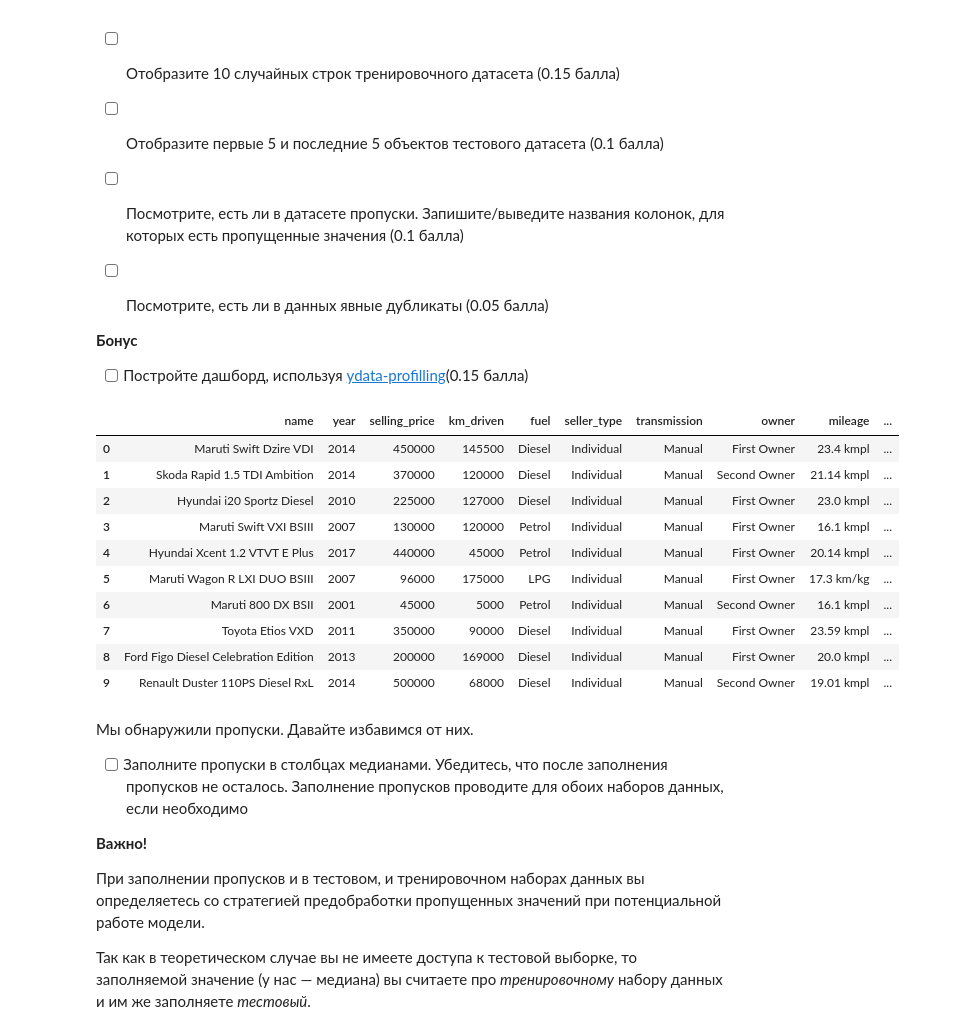
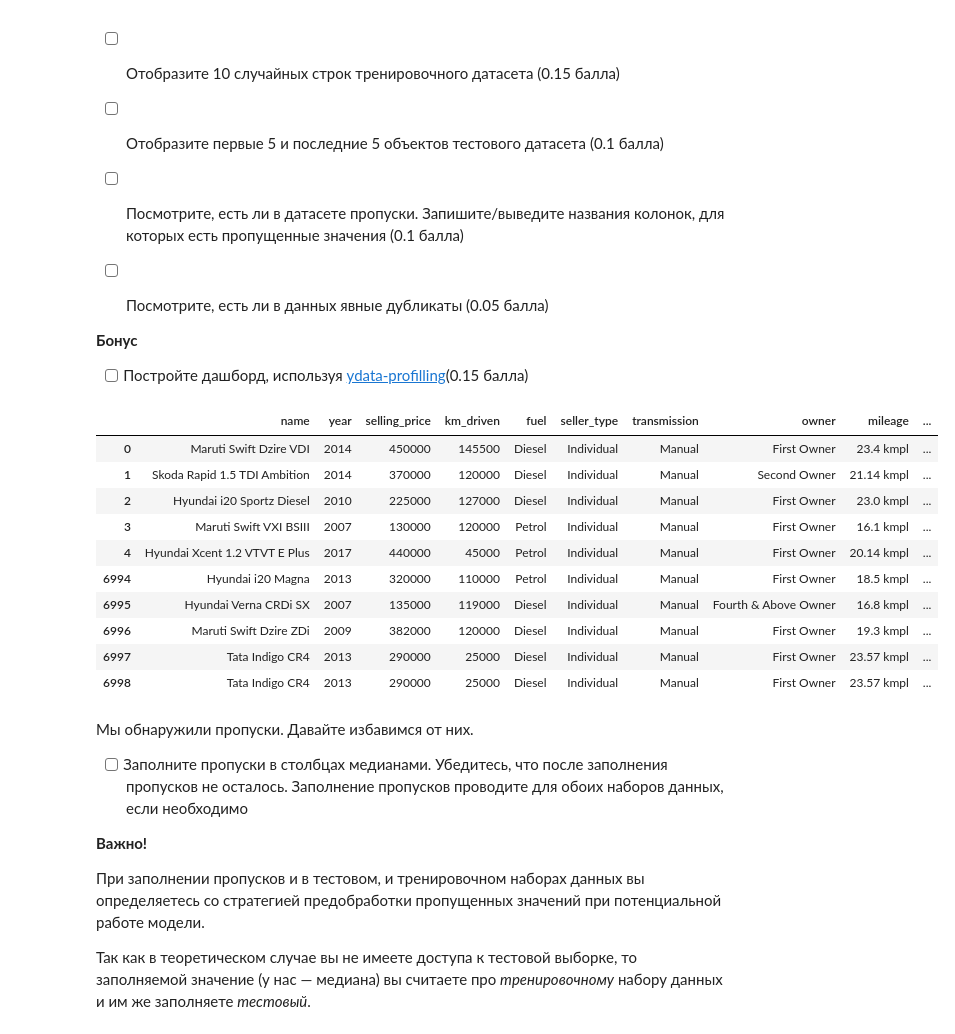
Before and after one commit to Nikita-Nemch/ML_AI_HW1_Regression_with_inference_base, a Jupyter notebook: Hometasks/Base/AI_HW1_Regression_with_inference_base.ipynb, the cells around one changed output. Cells and saved outputs as stored; diff of their text form; code cells hidden in the pictures.

```diff
--- a/Hometasks/Base/AI_HW1_Regression_with_inference_base.ipynb
+++ b/Hometasks/Base/AI_HW1_Regression_with_inference_base.ipynb
@@ -67,20 +67,29 @@ Test data shape:  (1000, 13)
 
 **Бонус**
 - [ ] Постройте дашборд, используя [ydata-profilling](https://github.com/ydataai/ydata-profiling)(0.15 балла)
-# %%
-df_train.head(10)
-# %% [output]
-|  | name | year | selling_price | km_driven | fuel | seller_type | transmission | owner | mileage | ... |
-| 0 | Maruti Swift Dzire VDI | 2014 | 450000 | 145500 | Diesel | Individual | Manual | First Owner | 23.4 kmpl | ... |
-| 1 | Skoda Rapid 1.5 TDI Ambition | 2014 | 370000 | 120000 | Diesel | Individual | Manual | Second Owner | 21.14 kmpl | ... |
-| 2 | Hyundai i20 Sportz Diesel | 2010 | 225000 | 127000 | Diesel | Individual | Manual | First Owner | 23.0 kmpl | ... |
-| 3 | Maruti Swift VXI BSIII | 2007 | 130000 | 120000 | Petrol | Individual | Manual | First Owner | 16.1 kmpl | ... |
-| 4 | Hyundai Xcent 1.2 VTVT E Plus | 2017 | 440000 | 45000 | Petrol | Individual | Manual | First Owner | 20.14 kmpl | ... |
-| 5 | Maruti Wagon R LXI DUO BSIII | 2007 | 96000 | 175000 | LPG | Individual | Manual | First Owner | 17.3 km/kg | ... |
-| 6 | Maruti 800 DX BSII | 2001 | 45000 | 5000 | Petrol | Individual | Manual | Second Owner | 16.1 kmpl | ... |
-| 7 | Toyota Etios VXD | 2011 | 350000 | 90000 | Diesel | Individual | Manual | First Owner | 23.59 kmpl | ... |
-| 8 | Ford Figo Diesel Celebration Edition | 2013 | 200000 | 169000 | Diesel | Individual | Manual | First Owner | 20.0 kmpl | ... |
-| 9 | Renault Duster 110PS Diesel RxL | 2014 | 500000 | 68000 | Diesel | Individual | Manual | Second Owner | 19.01 kmpl | ... |
+# %%
+# Рандомные 10 строк тестового датасета
+df_train.sample(10)
+# Первые и последние 5 строк тестового датасета
+df_test.iloc[[*range(5), *range(-5, 0)]]
+# Проверка датасета на пропуски
+df_test.info()
+# В тренировочном и тестовом датасетах есть пропуски в столбцах mileage, engine, max_power, torque, seats
+# Проверка на явные дубликаты (они есть)
+duplicates = df_train.duplicated()
+print(duplicates)
+# %% [output]
+|  | name | year | selling_price | km_driven | fuel | seller_type | transmission | owner | mileage | ... |
+| 0 | Maruti Swift Dzire VDI | 2014 | 450000 | 145500 | Diesel | Individual | Manual | First Owner | 23.4 kmpl | ... |
+| 1 | Skoda Rapid 1.5 TDI Ambition | 2014 | 370000 | 120000 | Diesel | Individual | Manual | Second Owner | 21.14 kmpl | ... |
+| 2 | Hyundai i20 Sportz Diesel | 2010 | 225000 | 127000 | Diesel | Individual | Manual | First Owner | 23.0 kmpl | ... |
+| 3 | Maruti Swift VXI BSIII | 2007 | 130000 | 120000 | Petrol | Individual | Manual | First Owner | 16.1 kmpl | ... |
+| 4 | Hyundai Xcent 1.2 VTVT E Plus | 2017 | 440000 | 45000 | Petrol | Individual | Manual | First Owner | 20.14 kmpl | ... |
+| 6994 | Hyundai i20 Magna | 2013 | 320000 | 110000 | Petrol | Individual | Manual | First Owner | 18.5 kmpl | ... |
+| 6995 | Hyundai Verna CRDi SX | 2007 | 135000 | 119000 | Diesel | Individual | Manual | Fourth & Above Owner | 16.8 kmpl | ... |
+| 6996 | Maruti Swift Dzire ZDi | 2009 | 382000 | 120000 | Diesel | Individual | Manual | First Owner | 19.3 kmpl | ... |
+| 6997 | Tata Indigo CR4 | 2013 | 290000 | 25000 | Diesel | Individual | Manual | First Owner | 23.57 kmpl | ... |
+| 6998 | Tata Indigo CR4 | 2013 | 290000 | 25000 | Diesel | Individual | Manual | First Owner | 23.57 kmpl | ... |
 # %% [markdown]
 Мы обнаружили пропуски. Давайте избавимся от них.
 
```
